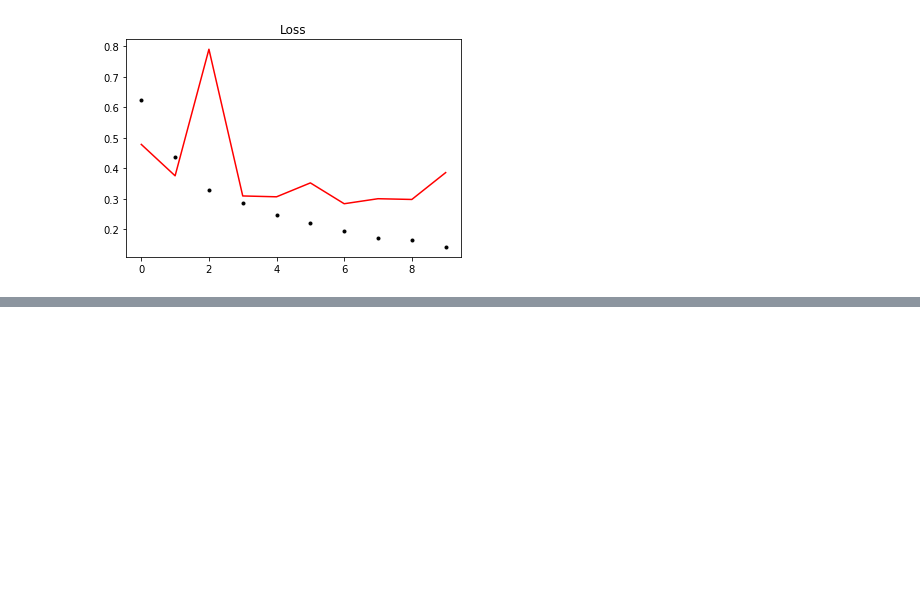
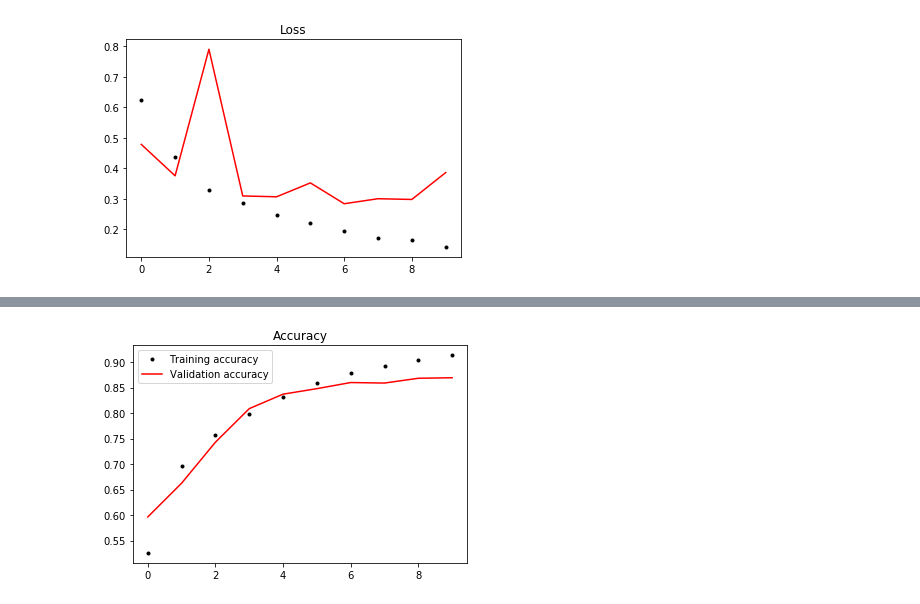
Before and after one commit to mohantyk/deep-learning-book, a Jupyter notebook: basic-recurrent-networks.ipynb, the cells around one changed output, grey strips where cells are left out. Saved outputs shown, nothing was run; the diff lists cells and outputs as text; code cells hidden in the pictures; blank space fills up the shorter version.

Commit message:
Add 1D CNN for imdb classification

```diff
--- a/basic-recurrent-networks.ipynb
+++ b/basic-recurrent-networks.ipynb
@@ -176,0 +179,9 @@ plt.show()
+# %%
+cnn_model = Sequential()
+cnn_model.add( Embedding( max_features, 128, input_length=maxlen) )
+cnn_model.add( Conv1D(32, 7, activation='relu') )
+cnn_model.add( MaxPooling1D(5) )
+cnn_model.add( Conv1D(32, 7, activation='relu') )
+cnn_model.add( GlobalMaxPooling1D() )
+cnn_model.add( Dense(1, activation='sigmoid') )
+cnn_model.summary()
@@ -176,0 +208,8 @@ plt.show()
+# %%
+cnn_model.compile( RMSprop(lr=1e-4), 'binary_crossentropy', ['acc'] )
+cnn_history = cnn_model.fit(x_train, y_train,
+                           batch_size=batch_size,
+                           epochs=epochs,
+                           validation_split=0.2
+                           )
+cnn_model.save_weights('models/cnn-imdb.h5')
@@ -176,0 +234,17 @@ plt.show()
+# %%
+hist = cnn_history.history
+epochs = cnn_history.epoch
+
+train_acc = hist['acc']
+train_loss = hist['loss']
+val_acc = hist['val_acc']
+val_loss = hist['val_loss']
+
+plt.figure()
+plt.plot(epochs, train_acc, 'k.', label='Training accuracy')
+plt.plot(epochs, val_acc, 'r-', label='Validation accuracy')
+plt.title('Accuracy')
+plt.legend()
+plt.show()
+# %% [output]
+[figure, added]
```
Also changed, not shown: parts of 7 cells of this notebook.
